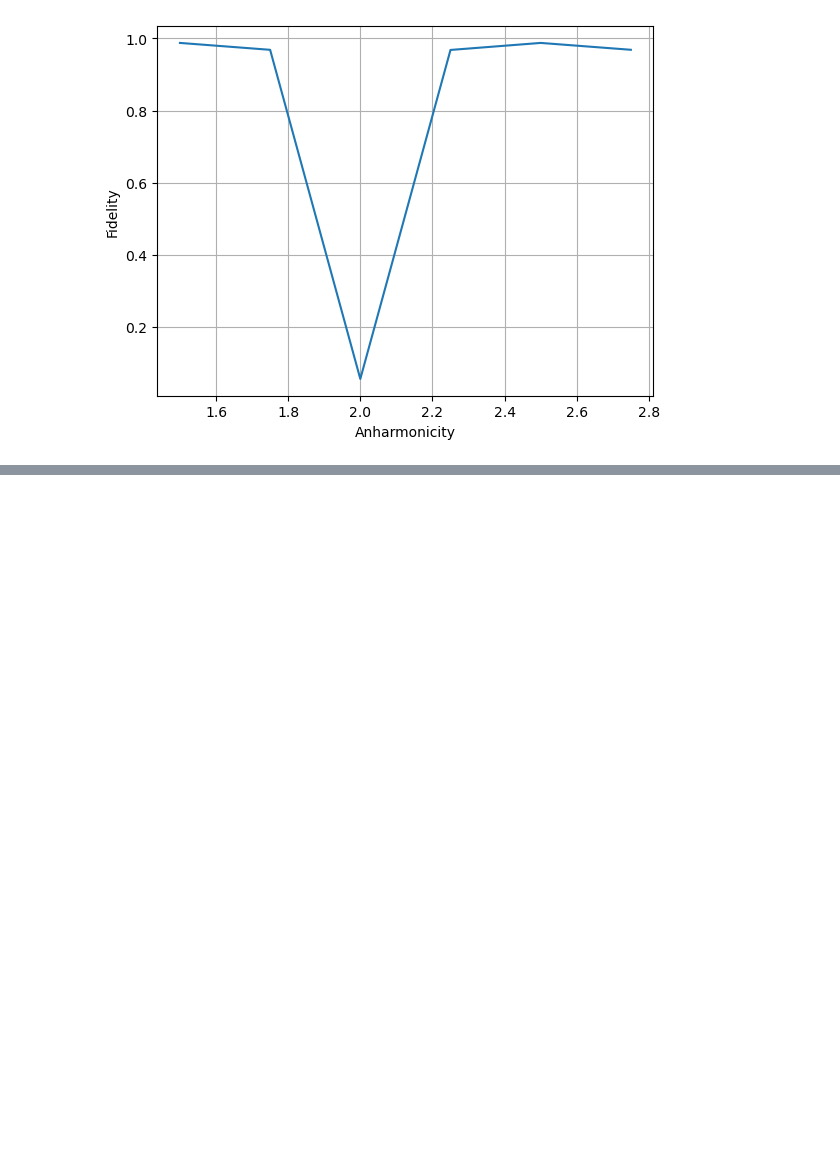
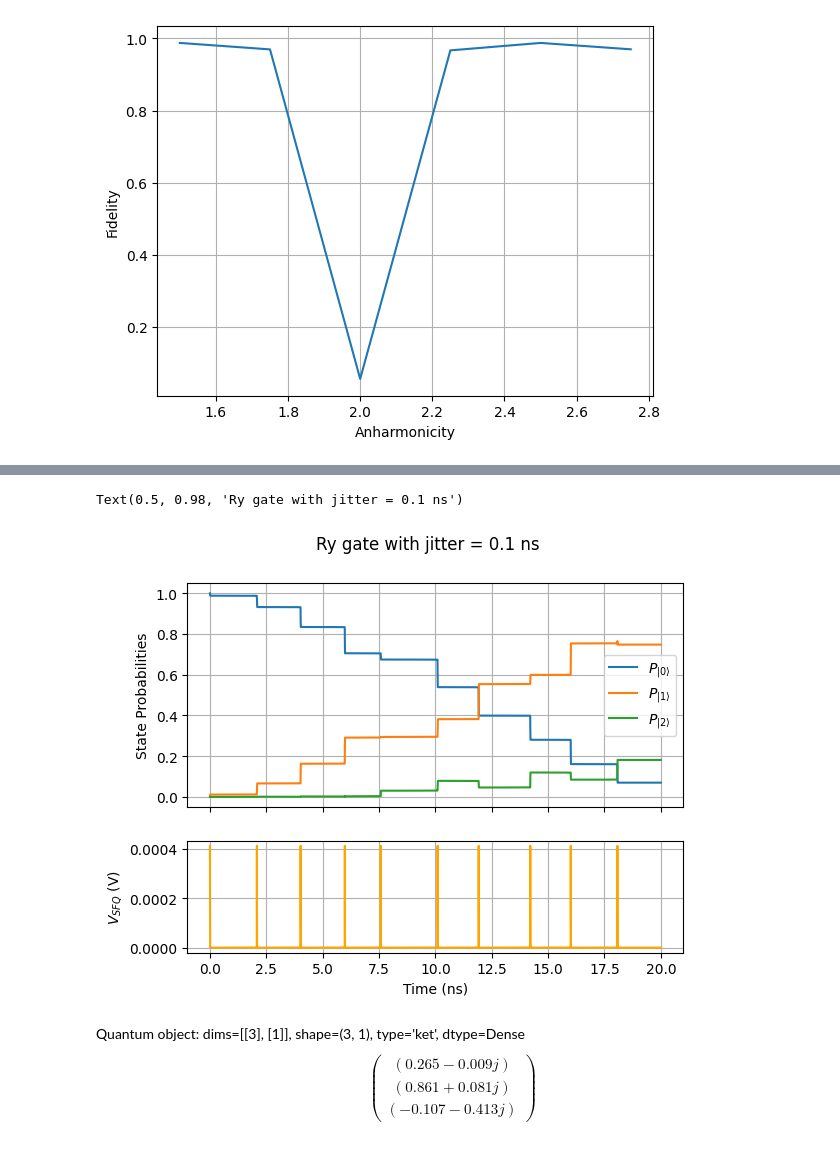
Before and after one commit to LeonGuerrero-98/sfq_sim, a Jupyter notebook: example_usage.ipynb, the cells around one changed output, grey strips where cells are left out. Saved outputs shown, nothing was run; the diff lists cells and outputs as text; code cells hidden in the pictures; blank space fills up the shorter version.

Commit message:
fixes to jitter sweep

```diff
--- a/example_usage.ipynb
+++ b/example_usage.ipynb
@@ -154,0 +167,11 @@ Time to complete sweep:  62.22224426269531
+# %%
+psi_0 = basis(3,0)
+
+fluxonium = sfq.create_qutrit(qfreq= 0.5, anharm = 1.5)
+
+fluxonium.set_qutrit_state(psi_0)
+
+n = 10 # the number of SFQ pulses applied to the qutrit
+theta = np.pi # the desired angle of the rotation
+
+fluxonium.apply_qutrit_sfq_Rygate(n, theta, int_jitter=1e-10) #int_jitter is the standard deviation of the arrival time of the pulses
@@ -154,0 +190,13 @@ Time to complete sweep:  62.22224426269531
+# %%
+plot = fluxonium.plot_probs(include_pulse=True)
+#set title
+plot.suptitle("Ry gate with jitter = 0.1 ns")
+# %% [output]
+Text(0.5, 0.98, 'Ry gate with jitter = 0.1 ns')
+[figure, added]
+# %%
+final_state = fluxonium.result["psi"][-1]
+
+final_state
+# %% [output]
+Quantum object: dims=[[3], [1]], shape=(3, 1), type='ket', dtype=Dense$$\left(\begin{array}{cc}(0.265-0.009j)\\(0.861+0.081j)\\(-0.107-0.413j)\end{array}\right)$$
```
Also changed, not shown: parts of 15 cells of this notebook, 2 other files.
